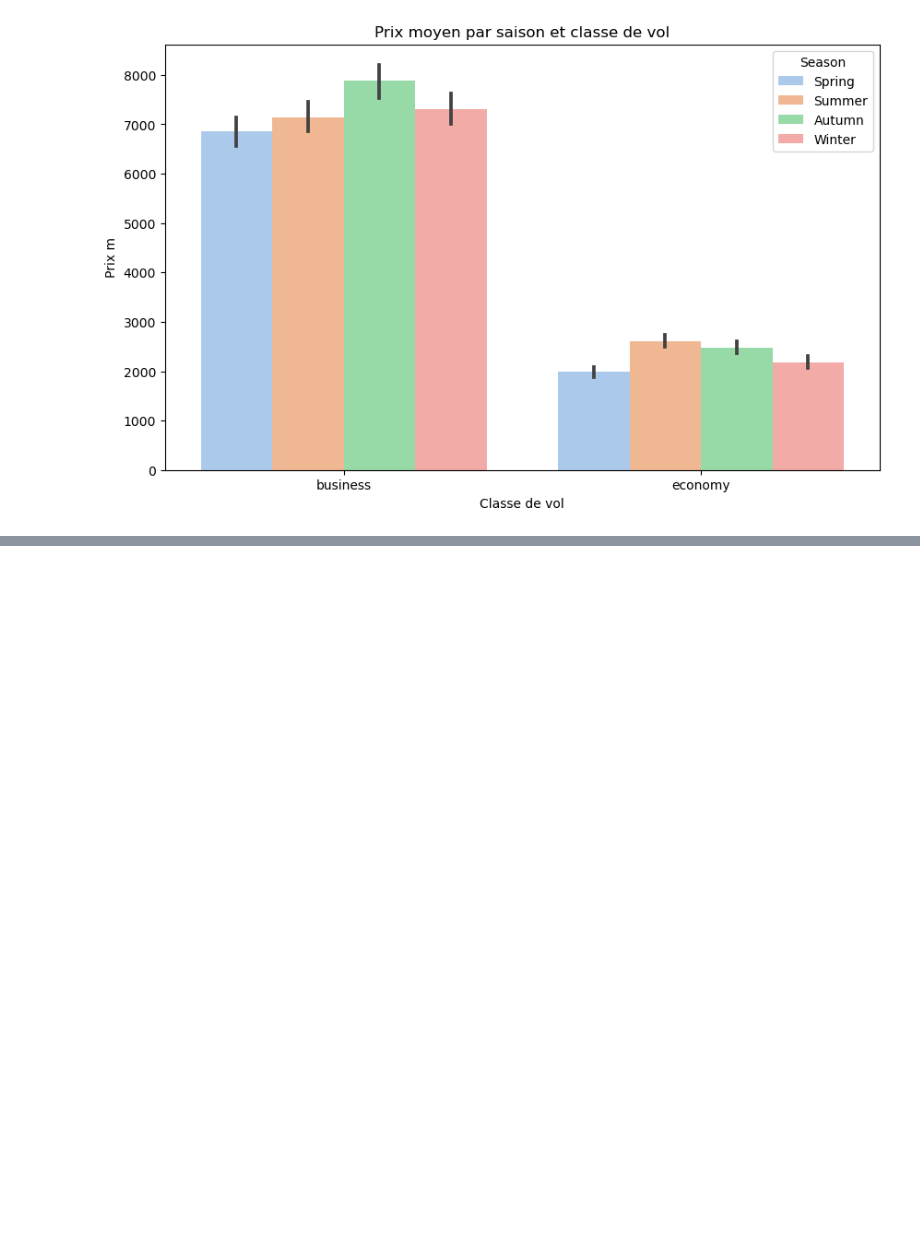
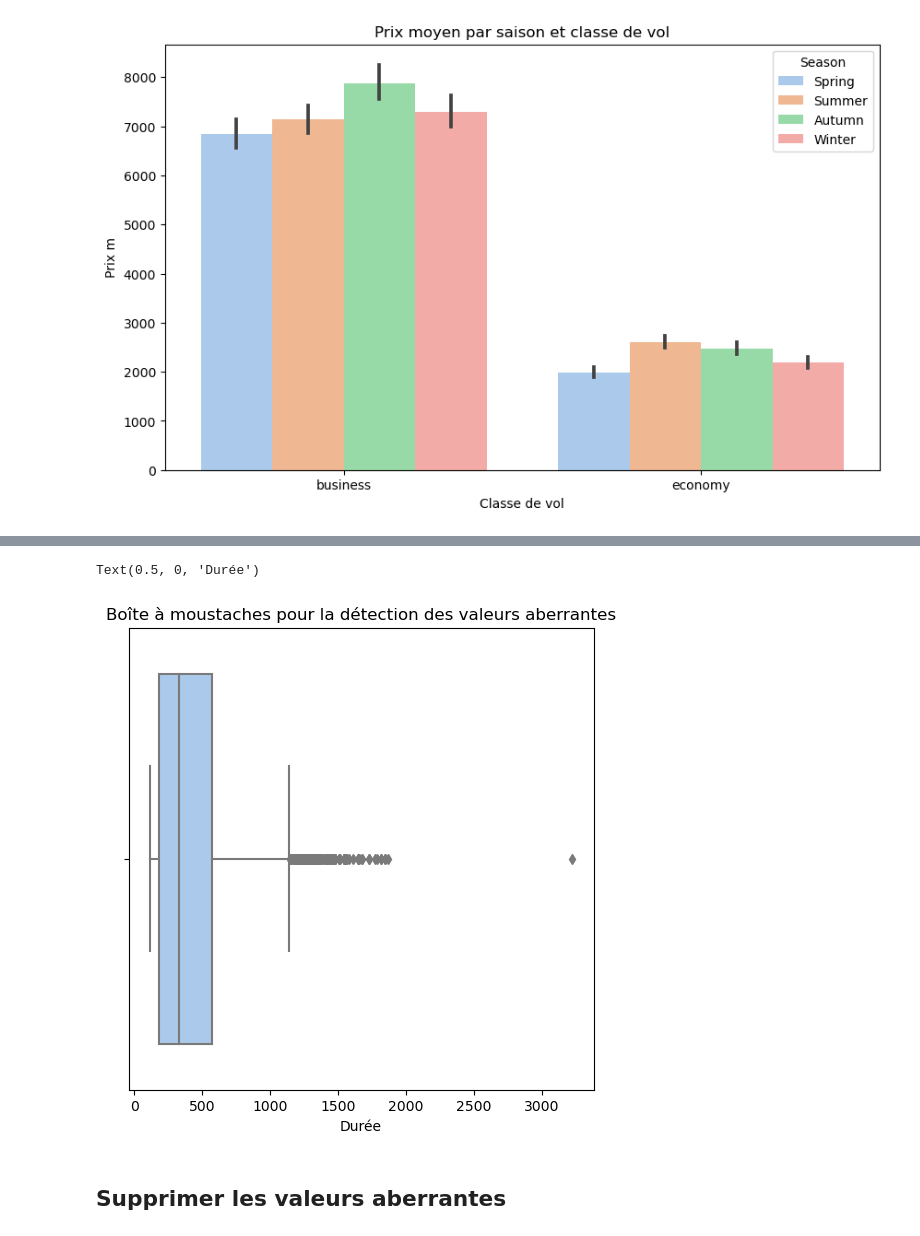
Before and after one commit to aarbatfarah1/flight-price-prediction, a Jupyter notebook: notebooks/Exploratory_Data_Analysis.ipynb, the cells around one changed output, grey strips where cells are left out. Drawn from its saved outputs; the diff is of its cells as text; code cells hidden in the pictures; blank space fills up the shorter version.

```diff
--- a/notebooks/Exploratory_Data_Analysis.ipynb
+++ b/notebooks/Exploratory_Data_Analysis.ipynb
@@ -263,0 +159,10 @@ fig.show()
+# %%
+plt.figure(figsize=(6, 6))
+sns.boxplot(x=data['Duration'],palette="pastel")
+plt.title('Boîte à moustaches pour la détection des valeurs aberrantes')
+plt.xlabel('Durée')
+# %% [output]
+Text(0.5, 0, 'Durée')
+[figure, added]
+# %% [markdown]
+## Supprimer les valeurs aberrantes
```
Also changed, not shown: parts of 29 cells of this notebook, 33 other files.
